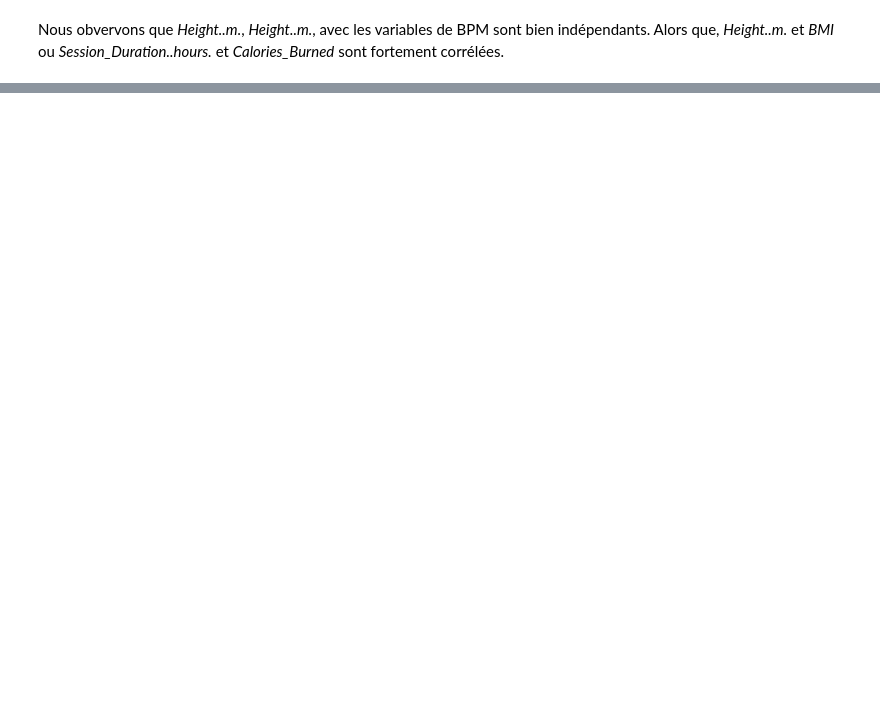
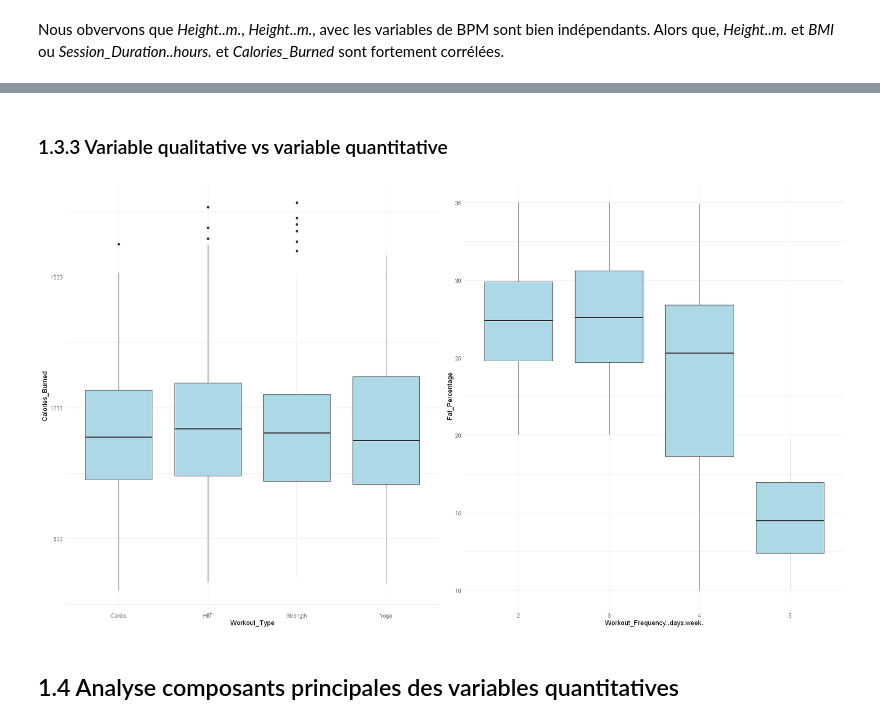
Before and after one commit to Anhquannnnnn/Machine-Learning, a Jupyter notebook: R.ipynb, the cells around one changed output, grey strips where cells are left out. Cells and saved outputs as stored; diff of their text form; code cells hidden in the pictures; blank space fills up the shorter version.

```diff
--- a/R.ipynb
+++ b/R.ipynb
@@ -295,0 +302,15 @@ A data.frame: 973 × 2
+# %% [markdown]
+### 1.3.3 Variable qualitative vs variable quantitative
+# %%
+box2 = ggplot(data)+
+geom_boxplot(aes(x = Workout_Frequency..days.week., y = Fat_Percentage), fill = "lightblue")+
+theme_minimal()
+box1 = ggplot(data)+
+geom_boxplot(aes(x = Workout_Type , y = Calories_Burned  ), fill = "lightblue")+
+theme_minimal()
+
+grid.arrange(box1,box2, ncol = 2)
+# %% [output]
+[figure, added]
+# %% [markdown]
+## 1.4 Analyse composants principales des variables quantitatives
```
Also changed, not shown: parts of 20 cells of this notebook.
